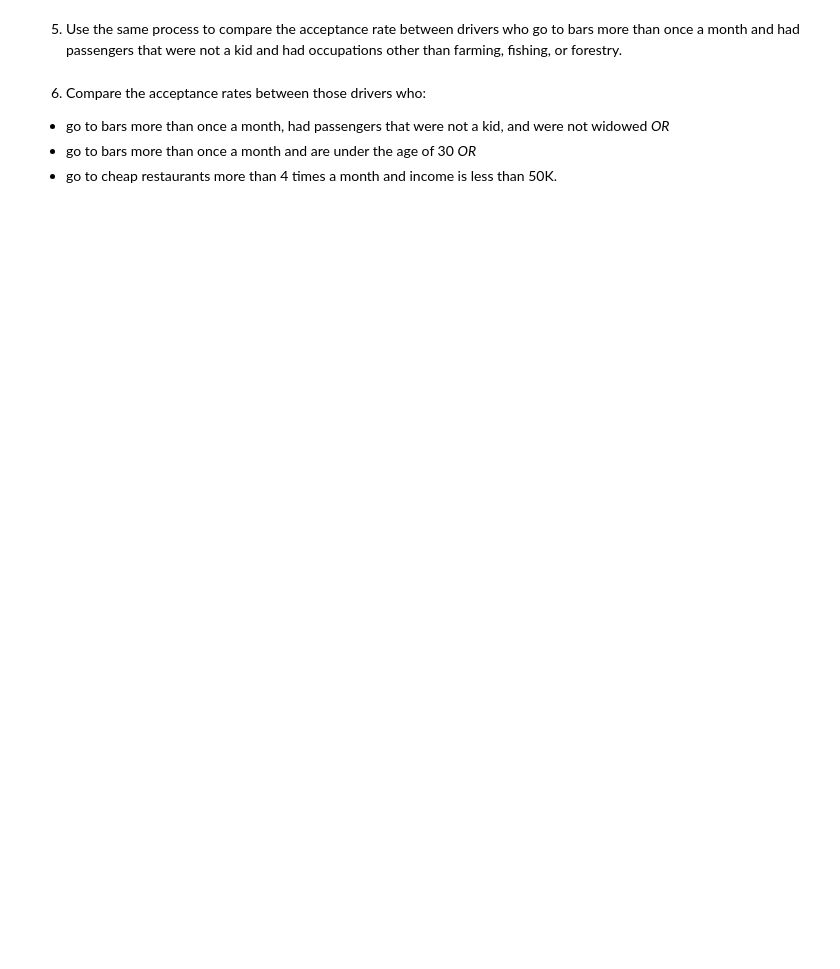
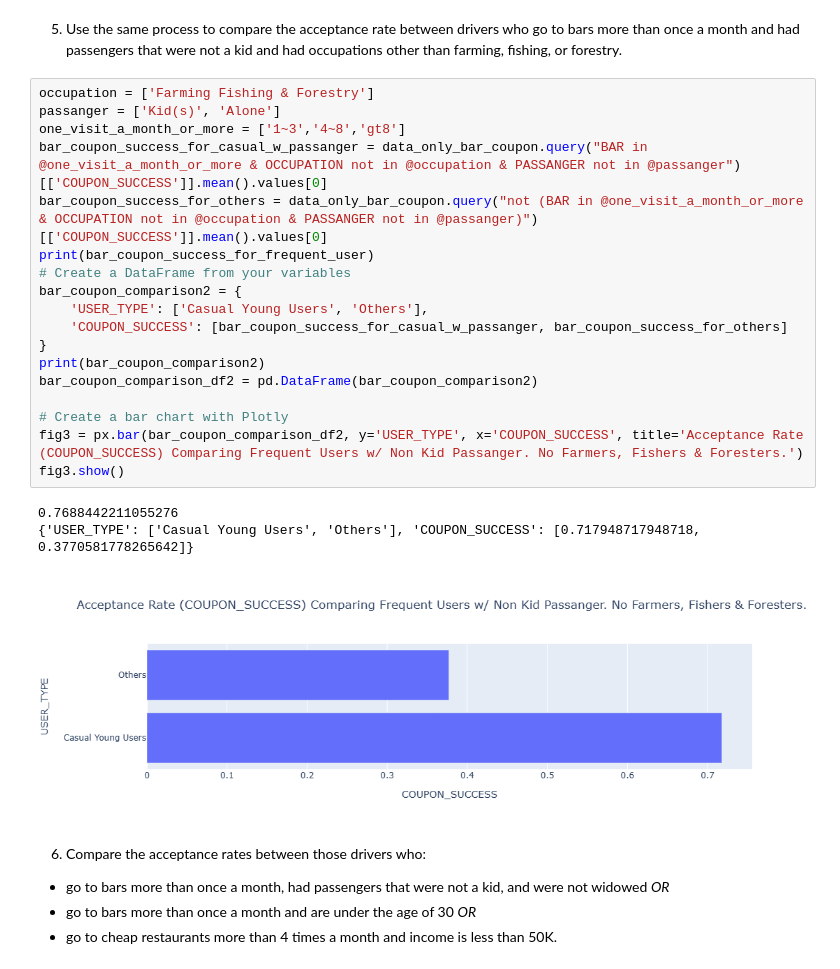
Before and after one commit to elmunoz42/berkeley-aiml-coupon-analysis, a Jupyter notebook: prompt.ipynb, the cells around one changed output. Cells and saved outputs as stored; diff of their text form; blank space fills up the shorter version.

```diff
--- a/prompt.ipynb
+++ b/prompt.ipynb
@@ -255,5 +297,27 @@ dtype: float64
 # %% [markdown]
 5. Use the same process to compare the acceptance rate between drivers who go to bars more than once a month and had passengers that were not a kid and had occupations other than farming, fishing, or forestry.
+# %%
+occupation = ['Farming Fishing & Forestry']
+passanger = ['Kid(s)', 'Alone']
+one_visit_a_month_or_more = ['1~3','4~8','gt8']
+bar_coupon_success_for_casual_w_passanger = data_only_bar_coupon.query("BAR in @one_visit_a_month_or_more & OCCUPATION not in @occupation & PASSANGER not in @passanger")[['COUPON_SUCCESS']].mean().values[0]
+bar_coupon_success_for_others = data_only_bar_coupon.query("not (BAR in @one_visit_a_month_or_more & OCCUPATION not in @occupation & PASSANGER not in @passanger)")[['COUPON_SUCCESS']].mean().values[0]
+print(bar_coupon_success_for_frequent_user)
+# Create a DataFrame from your variables
+bar_coupon_comparison2 = {
+    'USER_TYPE': ['Casual Young Users', 'Others'],
+    'COUPON_SUCCESS': [bar_coupon_success_for_casual_w_passanger, bar_coupon_success_for_others]
+}
+print(bar_coupon_comparison2)
+bar_coupon_comparison_df2 = pd.DataFrame(bar_coupon_comparison2)
+
+# Create a bar chart with Plotly
+fig3 = px.bar(bar_coupon_comparison_df2, y='USER_TYPE', x='COUPON_SUCCESS', title='Acceptance Rate (COUPON_SUCCESS) Comparing Frequent Users w/ Non Kid Passanger. No Farmers, Fishers & Foresters.')
+fig3.show()
+# %% [output]
+0.7688442211055276
+{'USER_TYPE': ['Casual Young Users', 'Others'], 'COUPON_SUCCESS': [0.717948717948718, 0.3770581778265642]}
+[figure, added]
 # %% [markdown]
 6. Compare the acceptance rates between those drivers who:
 
```
Also changed, not shown: parts of 5 cells of this notebook.
